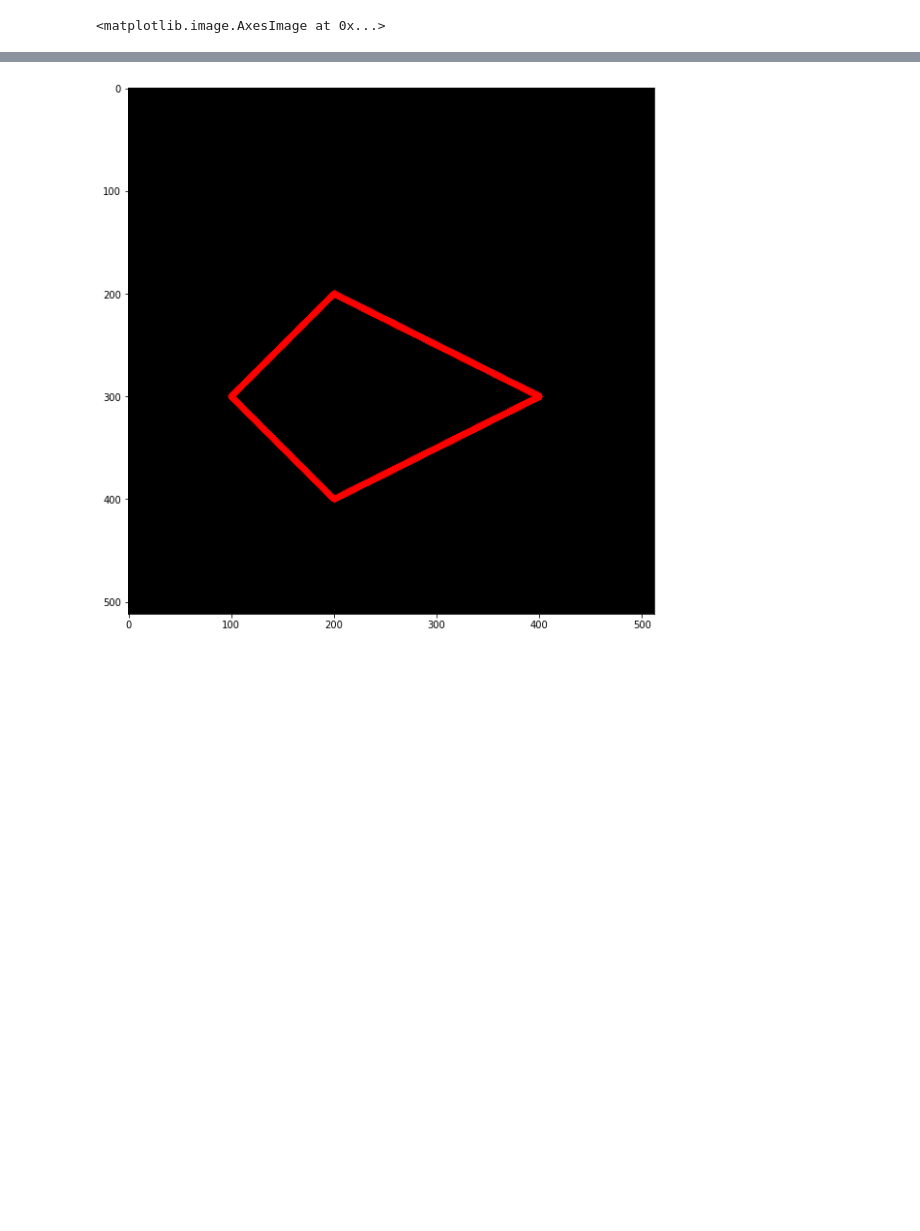
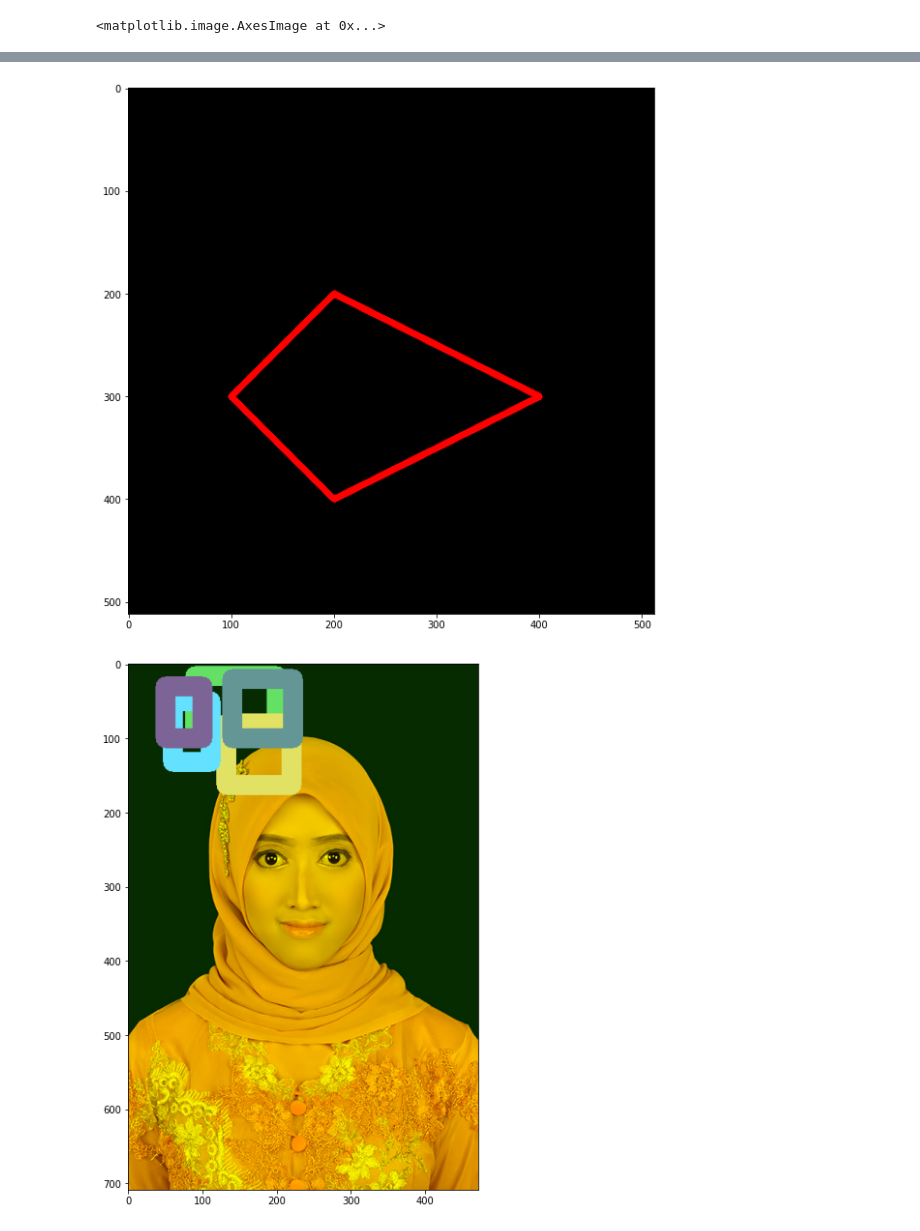
Before and after one commit to Nurfaidah636/PCVK_Genap_2021, a Jupyter notebook: Week2.ipynb, the cells around one changed output, grey strips where cells are left out. Drawn from its saved outputs; the diff is of its cells as text; code cells hidden in the pictures; blank space fills up the shorter version.

```diff
--- a/Week2.ipynb
+++ b/Week2.ipynb
@@ -35,30 +35,63 @@ plt.imshow(black_img)
 
 cv.rectangle(black_img,pt1=(200,200),pt2=(300,300),color=(0,0,255),thickness=15)
 plt.imshow(black_img)
 
 cv.circle(black_img,center=(100,100),radius=50,color=(255,0,0),thickness=8)
 plt.imshow(black_img)
 
 cv.line(black_img,pt1=(0,0),pt2=(512,512),color=(255,255,255),thickness=5)
 plt.imshow(black_img)
 
 font = cv.FONT_HERSHEY_SIMPLEX
 cv.putText(black_img,text='Hello',org=(10,500),fontFace=font,fontScale=4,color=(255,255,0),thickness=2,lineType=cv.LINE_AA)
 plt.imshow(black_img)
 
 black_img2=np.zeros(shape=(512,512,3),dtype=np.int32)
 plt.imshow(black_img2)
 
 vertices = np.array([[100,300],[200,200],[400,300],[200,400]],dtype=np.int32)
 vertices
 
 pts = vertices.reshape((-1,1,2))
 pts
 
 cv.polylines(black_img2,[pts],isClosed=True,color=(255,0,0),thickness=5)
 plt.imshow(black_img2)
+
+imgFigSize = cv.cvtColor(img,cv.COLOR_BGR2RGB)
+fig = plt.figure(figsize=(10,10))
+ax = fig.add_subplot(111)
+ax.imshow(imgFigSize)
+
+img_rg = img.copy()
+img_rg[:,:,2] = 0
+plt.imshow(img_rg)
+
+img_gb = img
+img_gb[:,:,0] = 0
+plt.imshow(img_gb)
+
+img_f = img[10:100,10:100]
+plt.imshow(img_f)
+
+plt.imshow(img[5:30])
+
+img_4 = cv.cvtColor(img,cv.COLOR_BGR2RGB)
+cv.rectangle(img_4, pt1=(90,16), pt2=(200,100), color=(100,225,100), thickness=25)
+cv.rectangle(img_4, pt1=(220,80), pt2=(132,163), color=(225,225,100),thickness=25)
+cv.rectangle(img_4, pt1=(60,50), pt2=(111,132), color=(100,225,255),thickness=25)
+cv.rectangle(img_4, pt1=(50,30), pt2=(100,100), color=(125,100,150),thickness=25)
+cv.rectangle(img_4, pt1=(222,20), pt2=(140,100), color=(100,150,150),thickness=25)
+plt.imshow(img_4)
+
+imgt = cv.flip(cv.cvtColor(img,cv.COLOR_BGR2RGB),0)
+
+fig = plt.figure(figsize=(10,10))
+ax = fig.add_subplot(111)
+ax.imshow(imgt)
 # %% [output]
 Drive already mounted at /content/drive; to attempt to forcibly remount, call drive.mount("/content/drive", force_remount=True).
 <matplotlib.image.AxesImage at 0x...>
 [figure]
 [figure]
+[figure, added]
```
Also changed, not shown: parts of 2 cells of this notebook.
